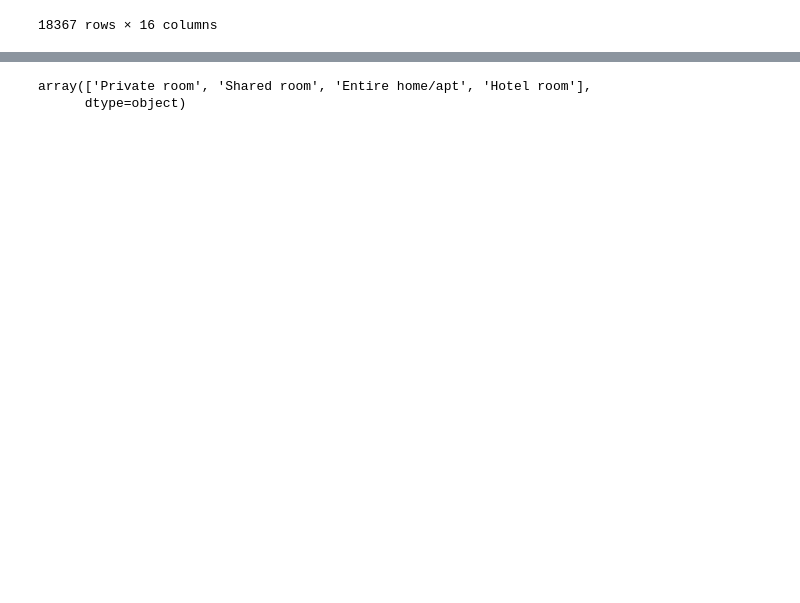
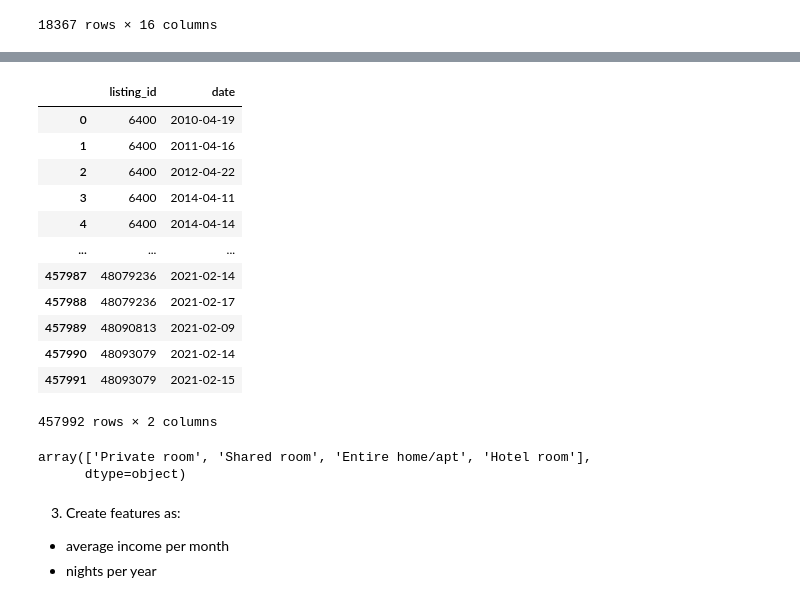
Before and after one commit to Natali-bali/coding_challenges, a Jupyter notebook: coding_challenge_talent4gig.ipynb, the cells around one changed output, grey strips where cells are left out. Cells and saved outputs as stored; diff of their text form; code cells hidden in the pictures; blank space fills up the shorter version.

```diff
--- a/coding_challenge_talent4gig.ipynb
+++ b/coding_challenge_talent4gig.ipynb
@@ -27,3 +81,22 @@ df_listings
+# %%
+df_reviews = pd.read_csv('data/reviews.csv')
+# %%
+df_reviews
+#I can calculate the total number of reviews for each listing, but we already have this info in df_listings
+# %% [output]
+|  | listing_id | date |
+| 0 | 6400 | 2010-04-19 |
+| 1 | 6400 | 2011-04-16 |
+| 2 | 6400 | 2012-04-22 |
+| 3 | 6400 | 2014-04-11 |
+| 4 | 6400 | 2014-04-14 |
+| ... | ... | ... |
+| 457987 | 48079236 | 2021-02-14 |
+| 457988 | 48079236 | 2021-02-17 |
+| 457989 | 48090813 | 2021-02-09 |
+| 457990 | 48093079 | 2021-02-14 |
+| 457991 | 48093079 | 2021-02-15 |
+457992 rows × 2 columns
 # %%
 room_types = df_listings['room_type'].unique()
 # %%
@@ -36 +109,5 @@ array(['Private room', 'Shared room', 'Entire home/apt', 'Hotel room'],
 df = df_listings[0:1000]
+# %% [markdown]
+3. Create features as:
+- average income per month
+- nights per year
```
Also changed, not shown: parts of 25 cells of this notebook, 6 other files.
